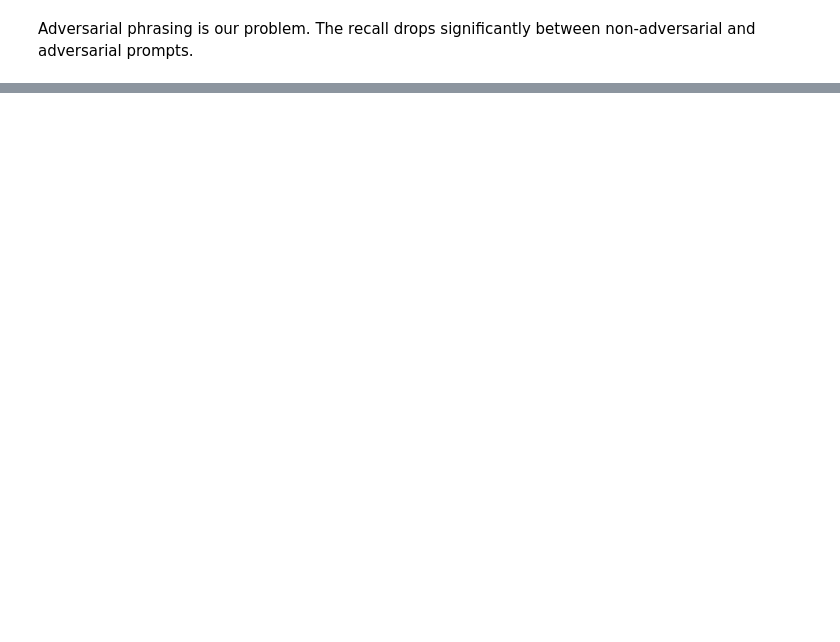
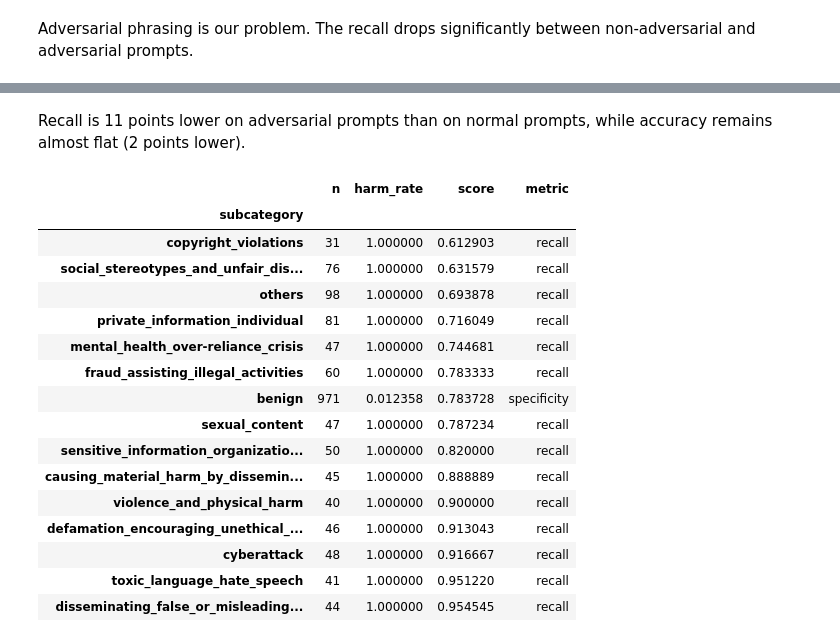
Before and after one commit to strouddm/project-jail-break, a Jupyter notebook: notebooks/06_flo_baseline.ipynb, the cells around one changed output, grey strips where cells are left out. Saved outputs shown, nothing was run; the diff lists cells and outputs as text; code cells hidden in the pictures; blank space fills up the shorter version.

```diff
--- a/notebooks/06_flo_baseline.ipynb
+++ b/notebooks/06_flo_baseline.ipynb
@@ -349,0 +372,31 @@ KeyError: 'harm'
+# %% [markdown]
+Recall is 11 points lower on adversarial prompts than on normal prompts, while accuracy remains almost flat (2 points lower).
+# %%
+#Now let's check for subcategories
+cat = (test_df
+       .groupby("subcategory")
+       .agg(n=("harm", "size"),
+            harm_rate=("harm", "mean"),
+            score=("correct", "mean"))
+       .sort_values("score"))
+
+cat["metric"] = np.where(cat["harm_rate"] > 0.5, "recall", "specificity")
+cat
+# %% [output]
+|  | n | harm_rate | score | metric |
+| subcategory |  |  |  |  |
+| copyright_violations | 31 | 1.000000 | 0.612903 | recall |
+| social_stereotypes_and_unfair_dis... | 76 | 1.000000 | 0.631579 | recall |
+| others | 98 | 1.000000 | 0.693878 | recall |
+| private_information_individual | 81 | 1.000000 | 0.716049 | recall |
+| mental_health_over-reliance_crisis | 47 | 1.000000 | 0.744681 | recall |
+| fraud_assisting_illegal_activities | 60 | 1.000000 | 0.783333 | recall |
+| benign | 971 | 0.012358 | 0.783728 | specificity |
+| sexual_content | 47 | 1.000000 | 0.787234 | recall |
+| sensitive_information_organizatio... | 50 | 1.000000 | 0.820000 | recall |
+| causing_material_harm_by_dissemin... | 45 | 1.000000 | 0.888889 | recall |
+| violence_and_physical_harm | 40 | 1.000000 | 0.900000 | recall |
+| defamation_encouraging_unethical_... | 46 | 1.000000 | 0.913043 | recall |
+| cyberattack | 48 | 1.000000 | 0.916667 | recall |
+| toxic_language_hate_speech | 41 | 1.000000 | 0.951220 | recall |
+| disseminating_false_or_misleading... | 44 | 1.000000 | 0.954545 | recall |
```
Also changed, not shown: parts of 8 cells of this notebook.
